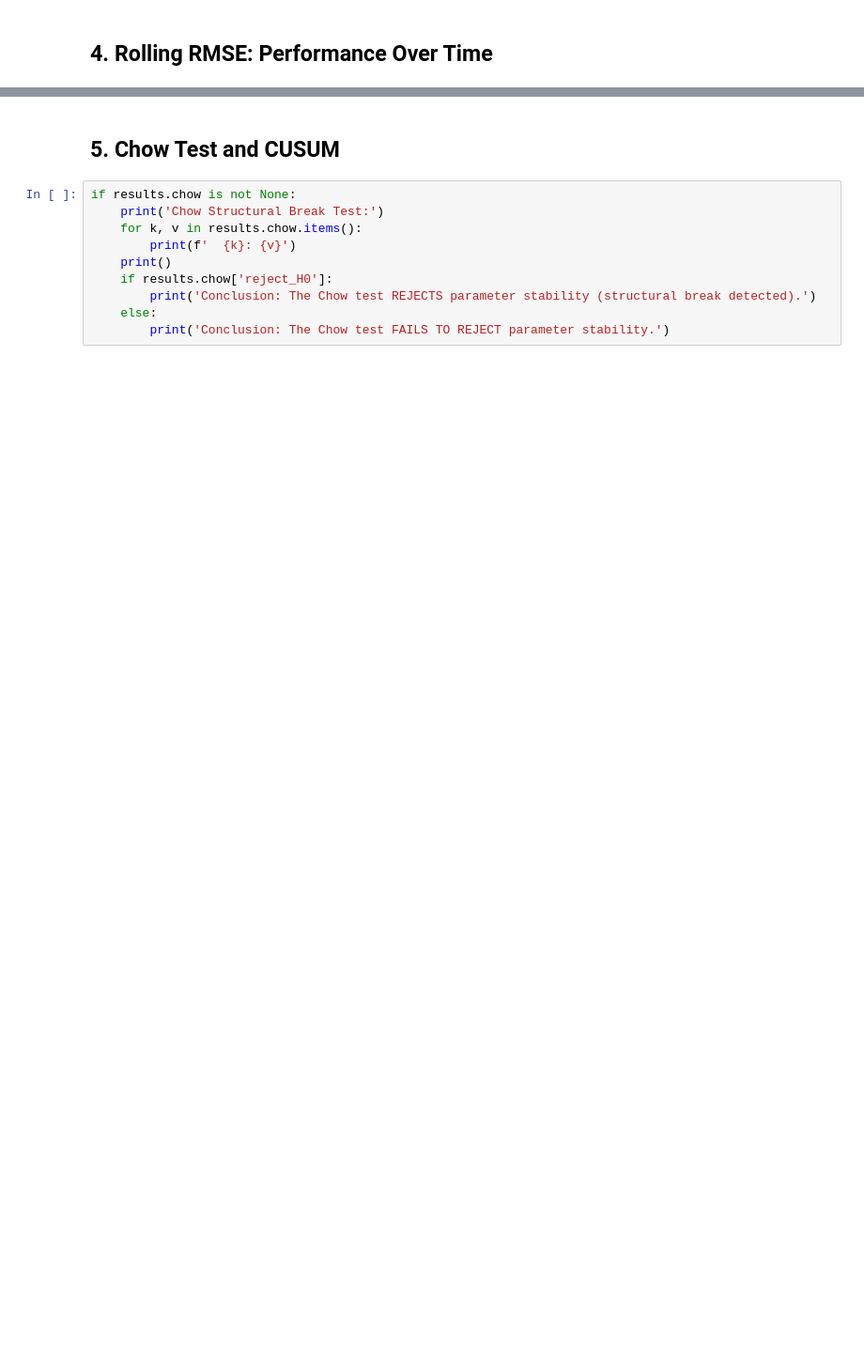
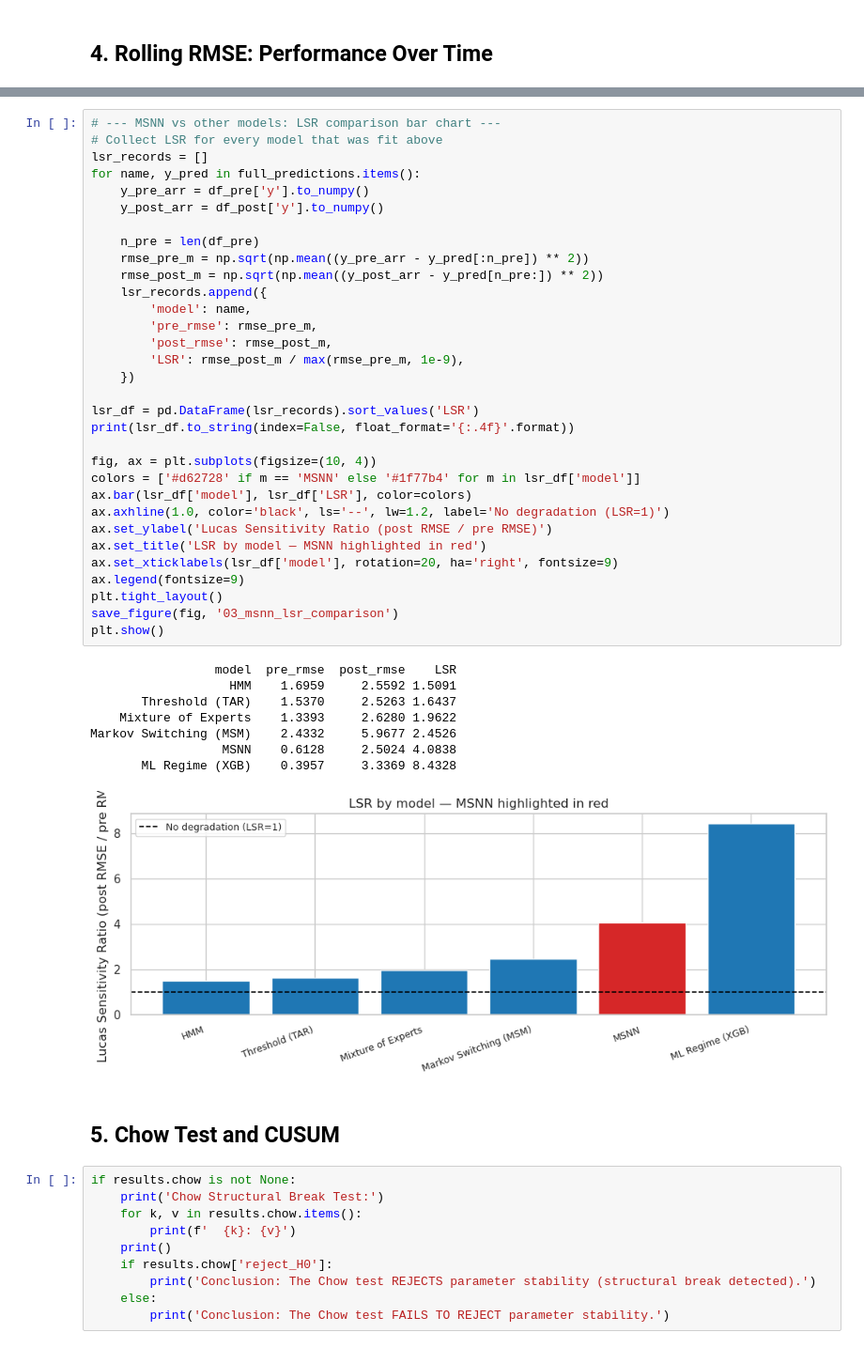
Before and after one commit to claytonbytyci/Lucas-Critique-and-Regimes, a Jupyter notebook: analyses/03_lucas_critique_analysis.ipynb, the cells around one changed output, grey strips where cells are left out. Shown at 94% size. Saved outputs shown, nothing was run; the diff lists cells and outputs as text; blank space fills up the shorter version.

```diff
--- a/analyses/03_lucas_critique_analysis.ipynb
+++ b/analyses/03_lucas_critique_analysis.ipynb
@@ -134,3 +310,44 @@ plt.show()
+# %%
+# --- MSNN vs other models: LSR comparison bar chart ---
+# Collect LSR for every model that was fit above
+lsr_records = []
+for name, y_pred in full_predictions.items():
+    y_pre_arr = df_pre['y'].to_numpy()
+    y_post_arr = df_post['y'].to_numpy()
+
+    n_pre = len(df_pre)
+    rmse_pre_m = np.sqrt(np.mean((y_pre_arr - y_pred[:n_pre]) ** 2))
+    rmse_post_m = np.sqrt(np.mean((y_post_arr - y_pred[n_pre:]) ** 2))
+    lsr_records.append({
+        'model': name,
+        'pre_rmse': rmse_pre_m,
+        'post_rmse': rmse_post_m,
+        'LSR': rmse_post_m / max(rmse_pre_m, 1e-9),
+    })
+
+lsr_df = pd.DataFrame(lsr_records).sort_values('LSR')
+print(lsr_df.to_string(index=False, float_format='{:.4f}'.format))
+
+fig, ax = plt.subplots(figsize=(10, 4))
+colors = ['#d62728' if m == 'MSNN' else '#1f77b4' for m in lsr_df['model']]
+ax.bar(lsr_df['model'], lsr_df['LSR'], color=colors)
+ax.axhline(1.0, color='black', ls='--', lw=1.2, label='No degradation (LSR=1)')
+ax.set_ylabel('Lucas Sensitivity Ratio (post RMSE / pre RMSE)')
+ax.set_title('LSR by model — MSNN highlighted in red')
+ax.set_xticklabels(lsr_df['model'], rotation=20, ha='right', fontsize=9)
+ax.legend(fontsize=9)
+plt.tight_layout()
+save_figure(fig, '03_msnn_lsr_comparison')
+plt.show()
+# %% [output]
+                 model  pre_rmse  post_rmse    LSR
+                   HMM    1.6959     2.5592 1.5091
+       Threshold (TAR)    1.5370     2.5263 1.6437
+    Mixture of Experts    1.3393     2.6280 1.9622
+Markov Switching (MSM)    2.4332     5.9677 2.4526
+                  MSNN    0.6128     2.5024 4.0838
+       ML Regime (XGB)    0.3957     3.3369 8.4328
+[figure, added]
 # %% [markdown]
 ## 5. Chow Test and CUSUM
 # %%
```
Also changed, not shown: parts of 16 cells of this notebook, 31 other files.
